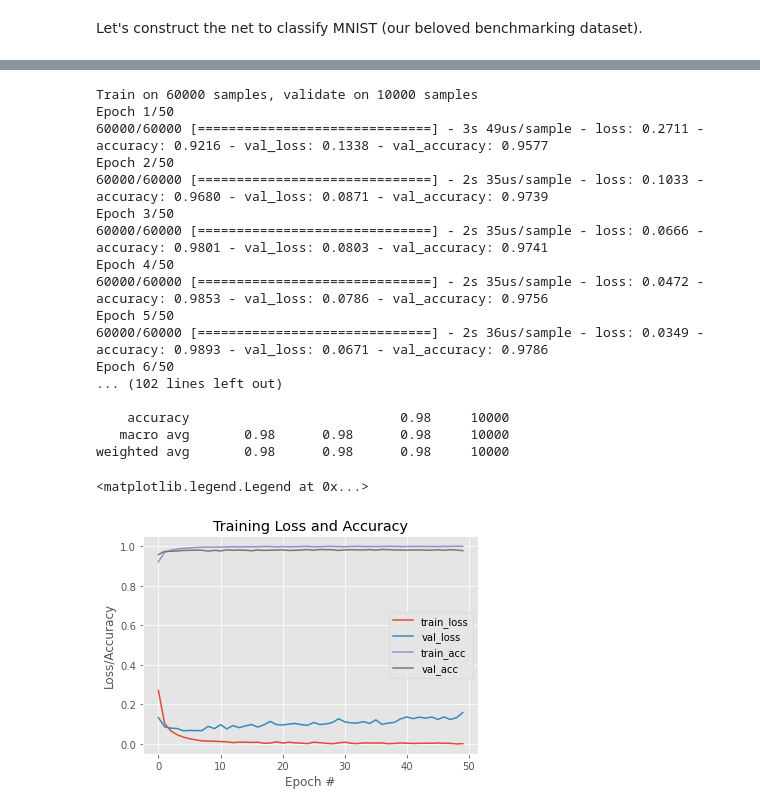
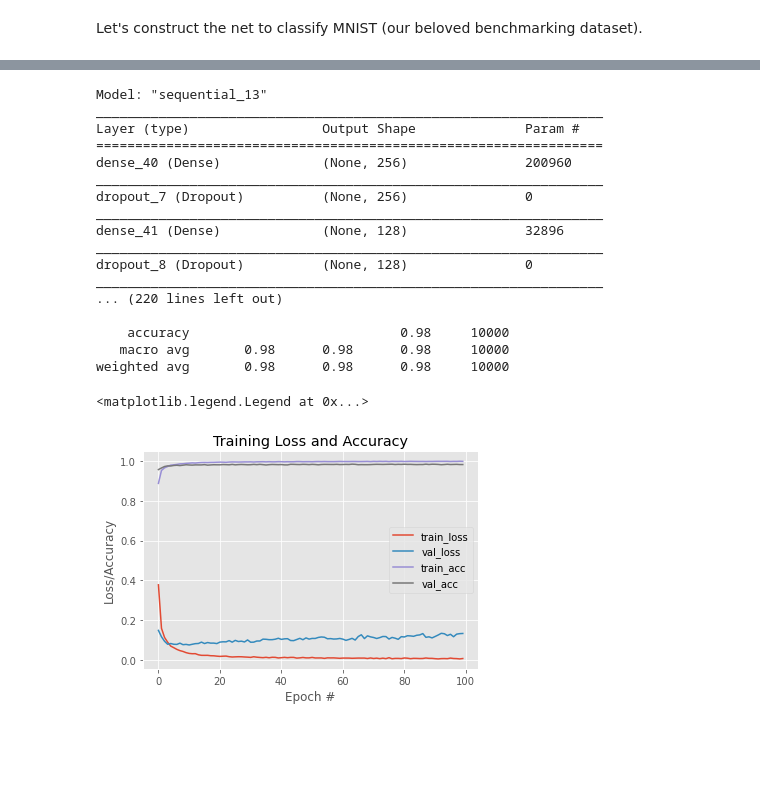
Before and after one commit to rtwhite1546/Fall-2020-Neural-Networks, a Jupyter notebook: Week-8/Week-8-Keras.ipynb, the cells around one changed output, grey strips where cells are left out. Cells and saved outputs as stored; diff of their text form; code cells hidden in the pictures; blank space fills up the shorter version.

```diff
--- a/Week-8/Week-8-Keras-and-Convolutions.ipynb
+++ b/Week-8/Week-8-Keras.ipynb
@@ -173,21 +487,6 @@ weighted avg       0.98      0.98      0.98     10000
 # %%
-# Create a feedforward neural net
-model = Sequential()
-
-# Create the first hidden layer
-model.add(Dense(256, input_shape = (784,), activation = 'relu', kernel_regularizer = l1_l2(l1 = 0.0, l2 = 0.0)))
-
-# Create the second hidden layer
-model.add(Dense(128, activation = 'relu', kernel_regularizer = l1_l2(l1 = 0.0, l2 = 0.0)))
-
-# Create the output layer
-model.add(Dense(10, activation = 'softmax', kernel_regularizer = l1_l2(l1 = 0.0, l2 = 0.0)))
-
-model.compile(loss = 'categorical_crossentropy', optimizer = 'adam', metrics = ['accuracy'])
-
-### CLASSIFY MNIST PICTURES
-
-# create a dataset of 1000 MNIST images, reshaped as single vectors, and labels
+# load the training and testing data, scale it into the range [0, 1],
+# then reshape the design matrix
 
 ((trainX, trainY), (testX, testY)) = mnist.load_data()
 
@@ -195,51 +494,69 @@ trainX = trainX.reshape((trainX.shape[0], 28 * 28 * 1))
 testX = testX.reshape((testX.shape[0], 28 * 28 * 1))
 
 trainX = trainX/255.0
 testX = testX/255.0
 
 lb = LabelBinarizer()
 trainY = lb.fit_transform(trainY)
 testY = lb.transform(testY)
 
+# Create a feedforward neural net
+model = Sequential()
+
+# Create the layers
+model.add(Dense(256, activation = "relu", input_shape=(trainX.shape[1],))) # hidden layer 1
+model.add(Dropout(0.2))
+model.add(Dense(128, activation = "relu")) # hidden layer 2
+model.add(Dropout(0.2))
+model.add(Dense(10, activation = "softmax")) # output layer
+
+model.compile(loss = 'categorical_crossentropy', optimizer = 'adam', metrics = ["accuracy"])
+
+model.build()
+model.summary()
+
+plot_model(model, to_file='model_plot.png', show_shapes=True, show_layer_names=True)
+
 # fit the model to the training data
-H = model.fit(trainX, trainY, validation_data=(testX, testY), epochs = 50, batch_size = 128)
+maxEpoch = 100
+H = model.fit(trainX, trainY, validation_split = 0.2, epochs = maxEpoch, batch_size = 128)
 
-print("Validation accuracy")
+print("[INFO] Test set performance")
 testY = LabelBinarizer().fit_transform(testY)
-predictedY = model.predict(testX, batch_size = 128)
+predictedY = model.predict(testX, batch_size = 32)
 predictedY = predictedY.argmax(axis=1)
 testY = testY.argmax(axis=1)
 
 print(classification_report(testY, predictedY))
 
 # plot the training loss and accuracy
 plt.style.use("ggplot")
 plt.figure()
-plt.plot(np.arange(0, 50), H.history["loss"], label="train_loss")
-plt.plot(np.arange(0, 50), H.history["val_loss"], label="val_loss")
-plt.plot(np.arange(0, 50), H.history["accuracy"], label="train_acc")
-plt.plot(np.arange(0, 50), H.history["val_accuracy"], label="val_acc")
+plt.plot(np.arange(0, maxEpoch), H.history["loss"], label="train_loss")
+plt.plot(np.arange(0, maxEpoch), H.history["val_loss"], label="val_loss")
+plt.plot(np.arange(0, maxEpoch), H.history["accuracy"], label="train_acc")
+plt.plot(np.arange(0, maxEpoch), H.history["val_accuracy"], label="val_acc")
 plt.title("Training Loss and Accuracy")
 plt.xlabel("Epoch #")
 plt.ylabel("Loss/Accuracy")
 plt.legend()
 # %% [output]
-Train on 60000 samples, validate on 10000 samples
-Epoch 1/50
-60000/60000 [==============================] - 3s 49us/sample - loss: 0.2711 - accuracy: 0.9216 - val_loss: 0.1338 - val_accuracy: 0.9577
-Epoch 2/50
-60000/60000 [==============================] - 2s 35us/sample - loss: 0.1033 - accuracy: 0.9680 - val_loss: 0.0871 - val_accuracy: 0.9739
-Epoch 3/50
-60000/60000 [==============================] - 2s 35us/sample - loss: 0.0666 - accuracy: 0.9801 - val_loss: 0.0803 - val_accuracy: 0.9741
-Epoch 4/50
-60000/60000 [==============================] - 2s 35us/sample - loss: 0.0472 - accuracy: 0.9853 - val_loss: 0.0786 - val_accuracy: 0.9756
-Epoch 5/50
-60000/60000 [==============================] - 2s 36us/sample - loss: 0.0349 - accuracy: 0.9893 - val_loss: 0.0671 - val_accuracy: 0.9786
-Epoch 6/50
-... (102 lines left out)
+Model: "sequential_13"
+_________________________________________________________________
+Layer (type)                 Output Shape              Param #
+=================================================================
+dense_40 (Dense)             (None, 256)               200960
+_________________________________________________________________
+dropout_7 (Dropout)          (None, 256)               0
+_________________________________________________________________
+dense_41 (Dense)             (None, 128)               32896
+_________________________________________________________________
+dropout_8 (Dropout)          (None, 128)               0
+_________________________________________________________________
+... (220 lines left out)
 
     accuracy                           0.98     10000
    macro avg       0.98      0.98      0.98     10000
 weighted avg       0.98      0.98      0.98     10000
 <matplotlib.legend.Legend at 0x...>
-[figure, old version]
+[figure, new version]
```
Also changed, not shown: parts of 15 cells of this notebook, 1 other file.
